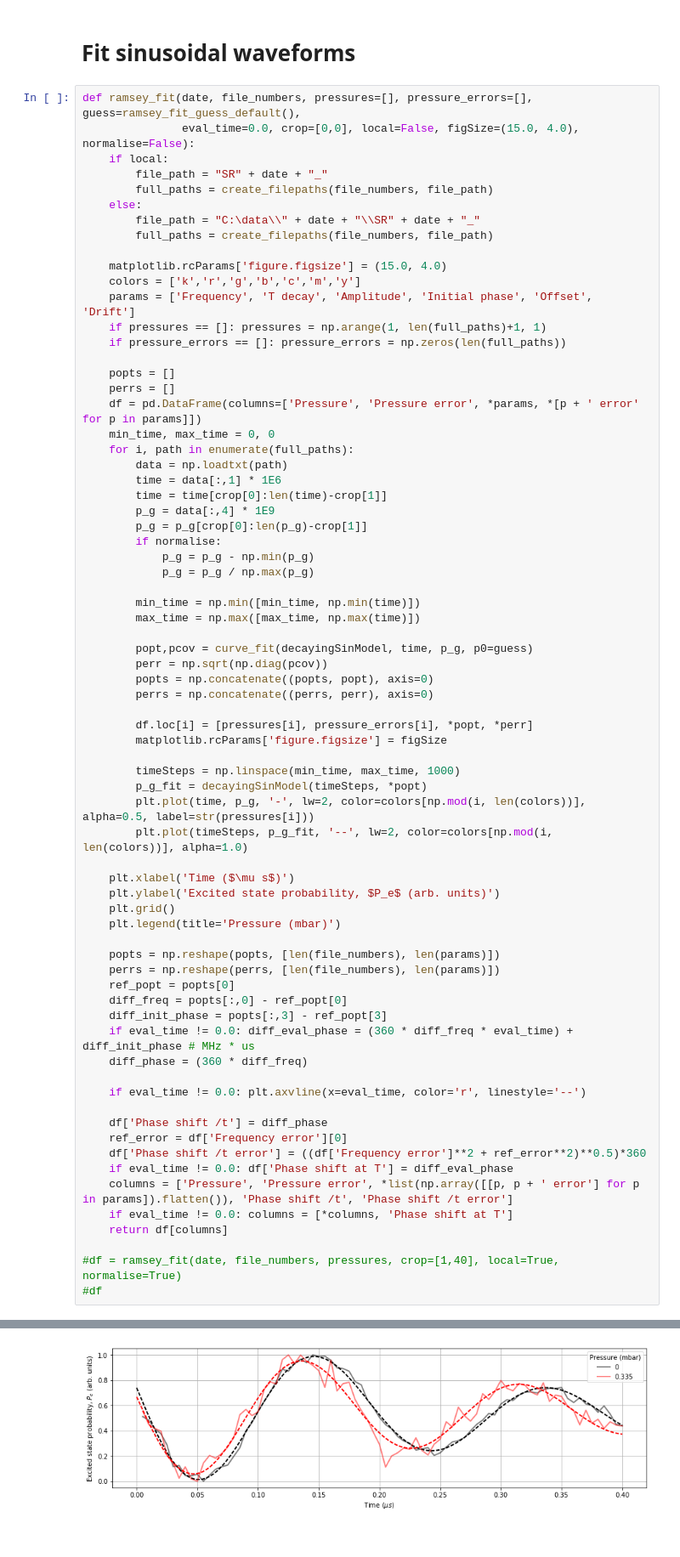
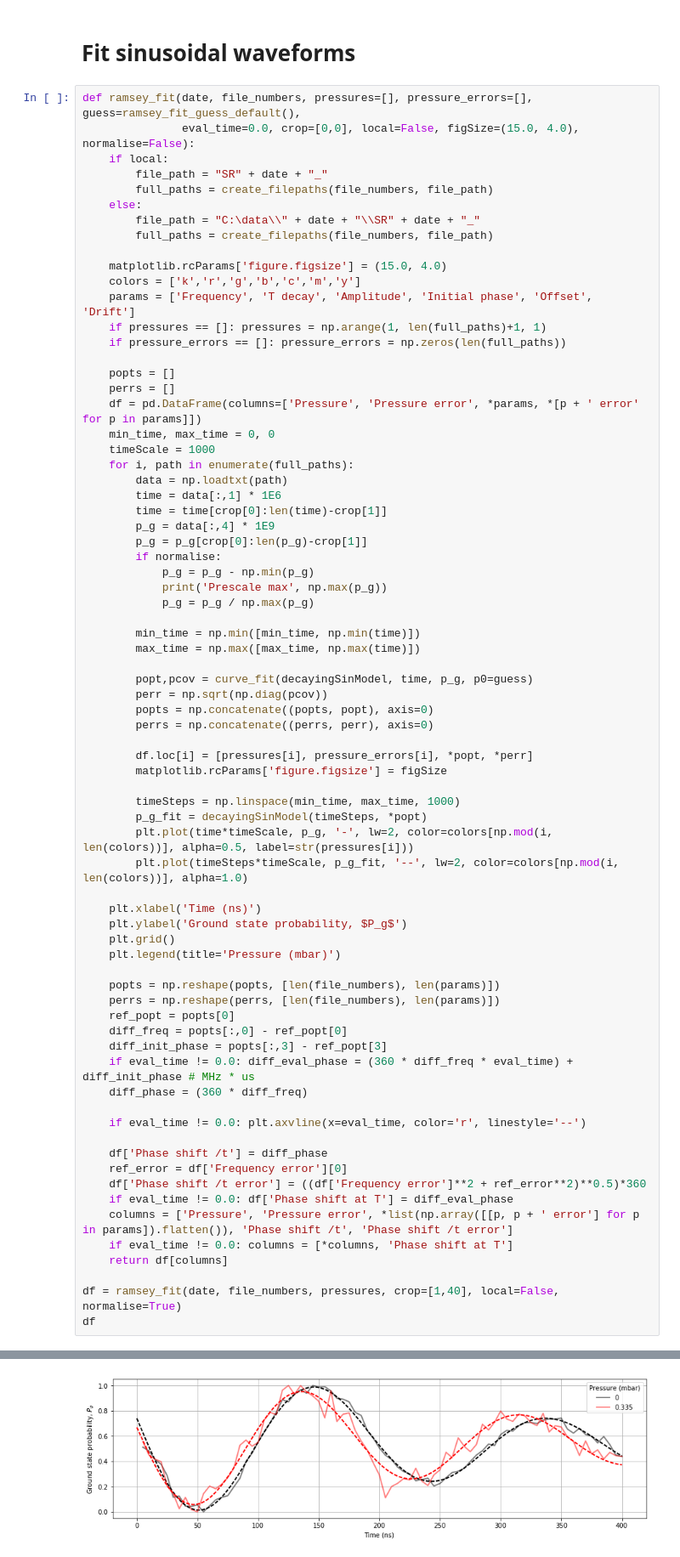
Before and after one commit to aa-morgan/rydberg-general, a Jupyter notebook: nh3_collisions/ramsey_fit.ipynb, the cells around one changed output, grey strips where cells are left out. Shown at 85% size. Saved outputs shown, nothing was run; the diff lists cells and outputs as text.

Commit message:
Added normalisation to ramsey_fit

```diff
--- a/nh3_collisions/ramsey_fit.ipynb
+++ b/nh3_collisions/ramsey_fit.ipynb
@@ -99,6 +100,7 @@ def ramsey_fit(date, file_numbers, pressures=[], pressure_errors=[], guess=ramse
     perrs = []
     df = pd.DataFrame(columns=['Pressure', 'Pressure error', *params, *[p + ' error' for p in params]])
     min_time, max_time = 0, 0
+    timeScale = 1000
     for i, path in enumerate(full_paths):
         data = np.loadtxt(path)
         time = data[:,1] * 1E6
@@ -107,6 +109,7 @@ def ramsey_fit(date, file_numbers, pressures=[], pressure_errors=[], guess=ramse
         p_g = p_g[crop[0]:len(p_g)-crop[1]]
         if normalise:
             p_g = p_g - np.min(p_g)
+            print('Prescale max', np.max(p_g))
             p_g = p_g / np.max(p_g)
 
         min_time = np.min([min_time, np.min(time)])
@@ -122,11 +125,11 @@ def ramsey_fit(date, file_numbers, pressures=[], pressure_errors=[], guess=ramse
 
         timeSteps = np.linspace(min_time, max_time, 1000)
         p_g_fit = decayingSinModel(timeSteps, *popt)
-        plt.plot(time, p_g, '-', lw=2, color=colors[np.mod(i, len(colors))], alpha=0.5, label=str(pressures[i]))
-        plt.plot(timeSteps, p_g_fit, '--', lw=2, color=colors[np.mod(i, len(colors))], alpha=1.0)
+        plt.plot(time*timeScale, p_g, '-', lw=2, color=colors[np.mod(i, len(colors))], alpha=0.5, label=str(pressures[i]))
+        plt.plot(timeSteps*timeScale, p_g_fit, '--', lw=2, color=colors[np.mod(i, len(colors))], alpha=1.0)
 
-    plt.xlabel('Time ($\mu s$)')
-    plt.ylabel('Excited state probability, $P_e$ (arb. units)')
+    plt.xlabel('Time (ns)')
+    plt.ylabel('Ground state probability, $P_g$')
     plt.grid()
     plt.legend(title='Pressure (mbar)')
 
@@ -148,6 +151,6 @@ def ramsey_fit(date, file_numbers, pressures=[], pressure_errors=[], guess=ramse
     if eval_time != 0.0: columns = [*columns, 'Phase shift at T']
     return df[columns]
 
-#df = ramsey_fit(date, file_numbers, pressures, crop=[1,40], local=True, normalise=True)
-#df
+df = ramsey_fit(date, file_numbers, pressures, crop=[1,40], local=False, normalise=True)
+df
 # %% [output]
@@ -154,4 +159,4 @@ def ramsey_fit(date, file_numbers, pressures=[], pressure_errors=[], guess=ramse
 |  | Pressure | Pressure error | Frequency | Frequency error | T decay | T decay error | Amplitude | ... |
 | 0 | 0.000 | 0.0 | 5.222938 | 0.019575 | 0.295945 | 0.012772 | 0.690885 | ... |
 | 1 | 0.335 | 0.0 | 5.584217 | 0.049234 | 0.319546 | 0.034829 | 0.597554 | ... |
-[figure, old version]
+[figure, new version]
```
Also changed, not shown: parts of 2 cells of this notebook.
